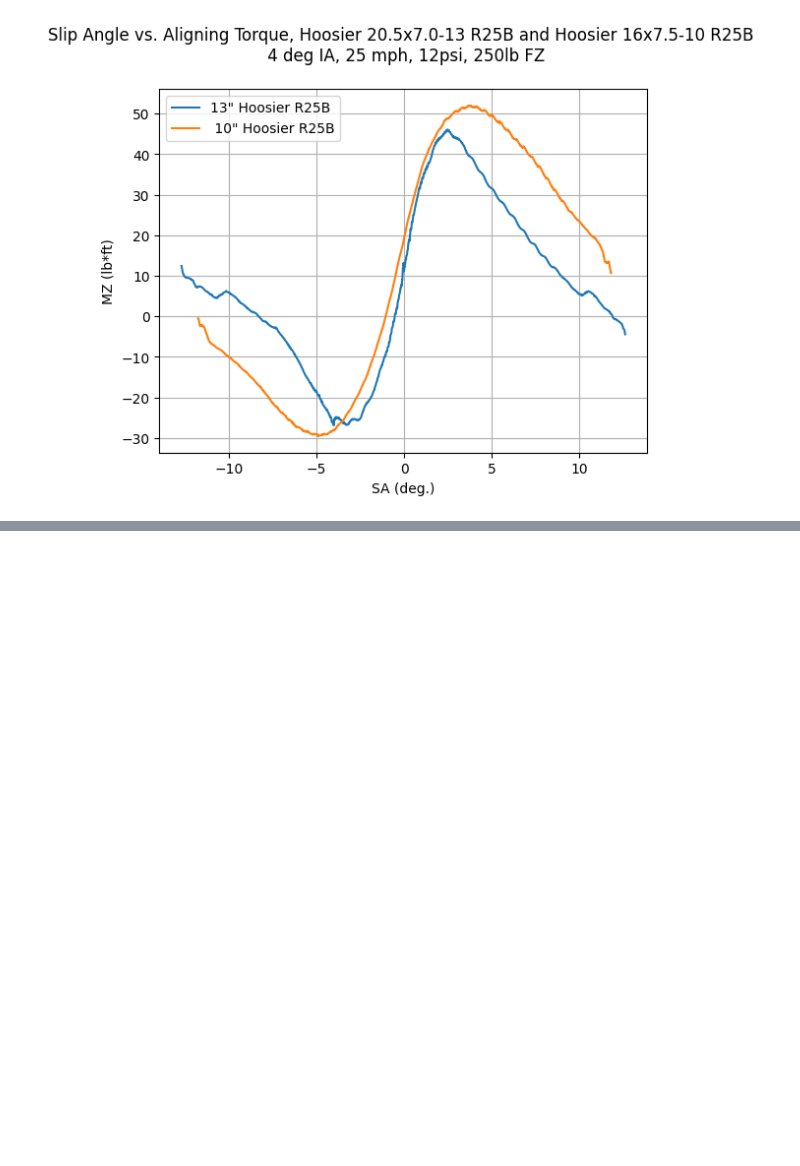
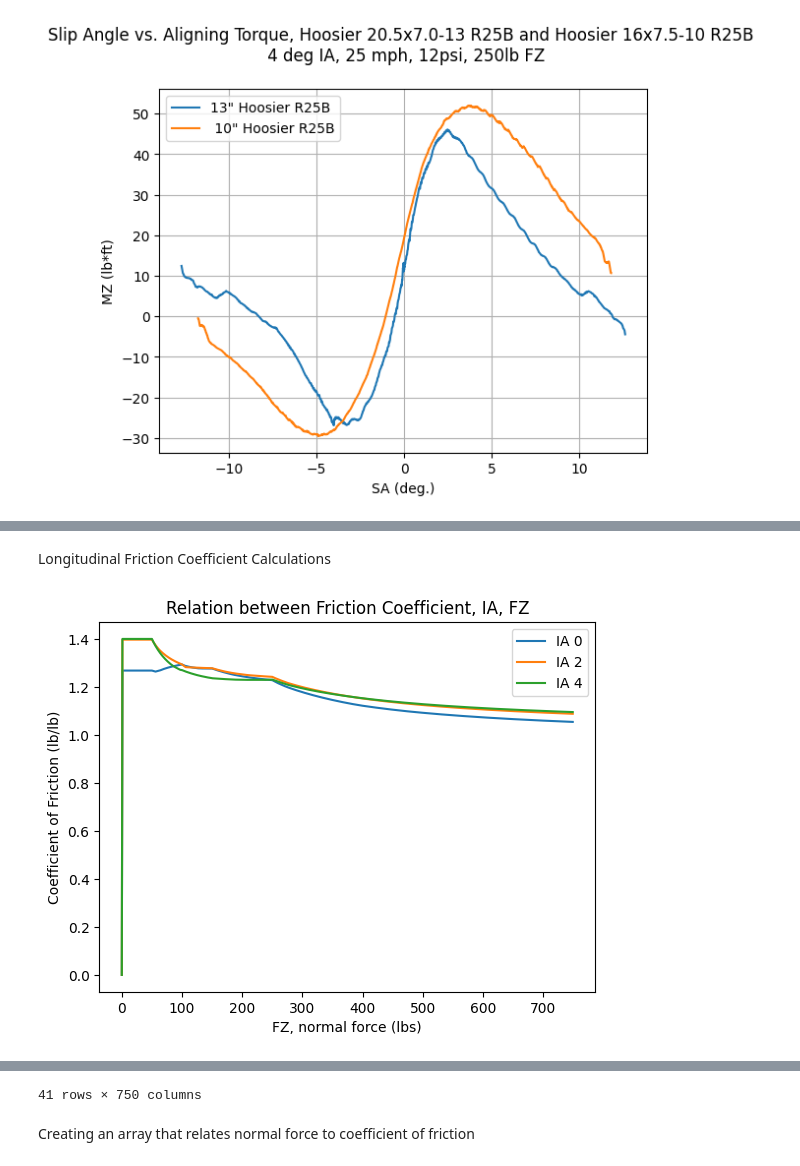
Before and after one commit to Washington-State-University-Formula-SAE/ttc-data, a Jupyter notebook: Hoosier 20.5x13-7.0 R25B.ipynb, the cells around one changed output, grey strips where cells are left out. Drawn from its saved outputs; the diff is of its cells as text; code cells hidden in the pictures; blank space fills up the shorter version.

Commit message:
Pushing files to get after long Hiatus

```diff
--- a/Hoosier 20.5x13-7.0 R25B.ipynb
+++ b/Hoosier 20.5x13-7.0 R25B.ipynb
@@ -3630,0 +3360,69 @@ display(cmbr_coeff_f_df)
+# %% [markdown]
+Longitudinal Friction Coefficient Calculations
+# %%
+def frict_clcltr(df):
+    frict_lst = []
+    for i in df.columns:
+        if i != 0:
+            frict_lst.append(max(abs(df[i]/i)))
+        else:
+            frict_lst.append(0)
+    return frict_lst
+
+h_ia0_strt_frct_lst = frict_clcltr(df_h_ia0_fx) # Using the above function to calculate coefficient of friction for data
+h_ia2_strt_frct_lst = frict_clcltr(df_h_ia2_fx)
+h_ia4_strt_frct_lst = frict_clcltr(df_h_ia4_fx)
+
+# plt.title('Relation between Longidutinal Friction Coefficient, IA, and FZ')
+# plt.xlabel('FZ, normal force (lbs)')
+# plt.ylabel('Coefficient of Friction (lb/lb)')
+# plt.plot(df_h_ia0_fx.columns, h_ia0_strt_frct_lst, label='IA 0')
+# plt.plot(df_h_ia2_fx.columns, h_ia2_strt_frct_lst, label='IA 2')
+# plt.plot(df_h_ia4_fx.columns, h_ia4_strt_frct_lst, label='IA 4')
+# plt.legend()
+# plt.show()
+
+h_ia0_strt_frct_lst_nrm = [x*a/ np.max(h_ia4_frct_lst) for x in h_ia0_frct_lst] # Normalizing the coeff of friction lists so that 1.4 is the maximum
+h_ia2_strt_frct_lst_nrm = [x*a / np.max(h_ia4_frct_lst) for x in h_ia2_frct_lst] # coefficient of friction
+h_ia4_strt_frct_lst_nrm = [x*a / np.max(h_ia4_frct_lst) for x in h_ia4_frct_lst]
+
+plt.title('Relation between Friction Coefficient, IA, FZ')
+plt.xlabel('FZ, normal force (lbs)')
+plt.ylabel('Coefficient of Friction (lb/lb)')
+plt.plot(df_h_ia0_fx.columns, h_ia0_strt_frct_lst_nrm, label='IA 0')
+plt.plot(df_h_ia2_fx.columns, h_ia2_strt_frct_lst_nrm, label='IA 2')
+plt.plot(df_h_ia4_fx.columns, h_ia4_strt_frct_lst_nrm, label='IA 4')
+plt.legend()
+plt.show()
+
+
+def lst_fllr(list1, list2, n):# This function fills out the spaces between two array values. ie. it creates camber values for 3.1, 3.2, ... instead of just 1,2,3,4
+
+    if len(list1) != len(list2): # Making sure both list are the same length
+        raise SystemExit("length of list1 doesn't match length of list2")
+        exit()
+
+    a = np.zeros((n, len(list1))) # intiating matrix to be filled in
+    a[0,:] = list1
+    a[-1,:] = list2
+
+    for i in np.arange(len(list1)):
+        a[:,i] = np.linspace(list1[i], list2[i], n)
+
+    return a
+
+n = 21 # n is the amount of data points between the two lists, ie. n = 21 corresponds to 0, 0.1, 0.2, ... , 1.9, 2.0 for boundaries of 0 and 2
+
+data = np.zeros((41, len(h_ia0_strt_frct_lst_nrm))) # initiating dataframe 41 rows long for 0, 0.1, 0.2, ... , 3.9, 4.0 deg of camber
+
+data[0:21,:] = lst_fllr(h_ia0_strt_frct_lst_nrm,h_ia2_strt_frct_lst_nrm,n)
+data[20:41,:] = lst_fllr(h_ia2_strt_frct_lst_nrm,h_ia4_strt_frct_lst_nrm,n)
+
+cmbr_coeff_fx_df = pd.DataFrame(data,index=np.linspace(0,4,41)) # friction coefficient dataframe for longitudinal data
+
+# This converts the dataframe to numpy so that it can be imported to the car_model pickle
+cmbr_coeff_fx_df_np = cmbr_coeff_fx_df.to_numpy()
+
+display(cmbr_coeff_fx_df)
+# %% [output]
+[figure, added]
@@ -3630,0 +3446,3 @@ display(cmbr_coeff_f_df)
+41 rows × 750 columns
+# %% [markdown]
+Creating an array that relates normal force to coefficient of friction
```
Also changed, not shown: parts of 24 cells of this notebook, 11 other files.
